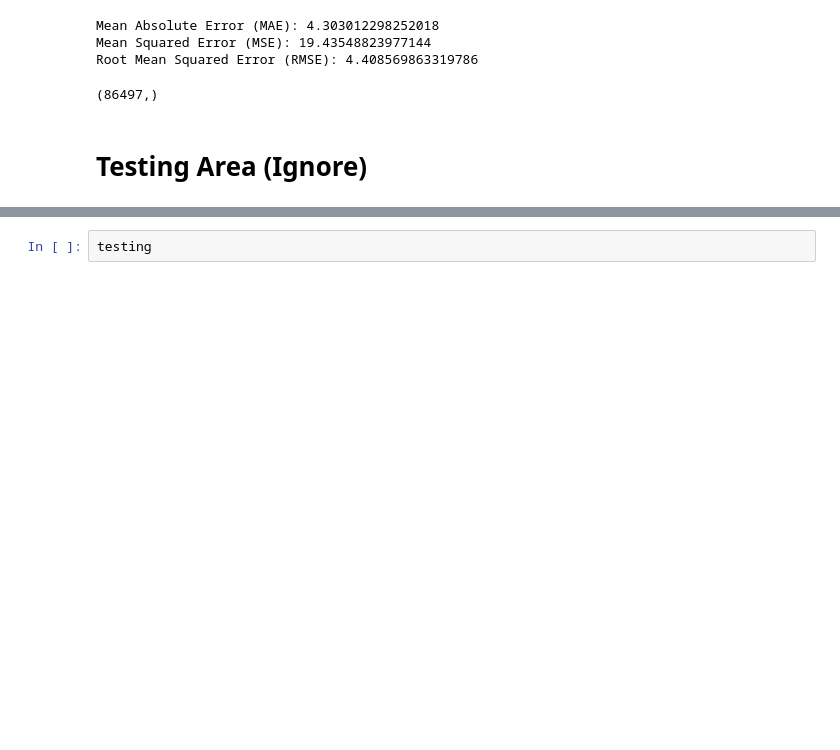
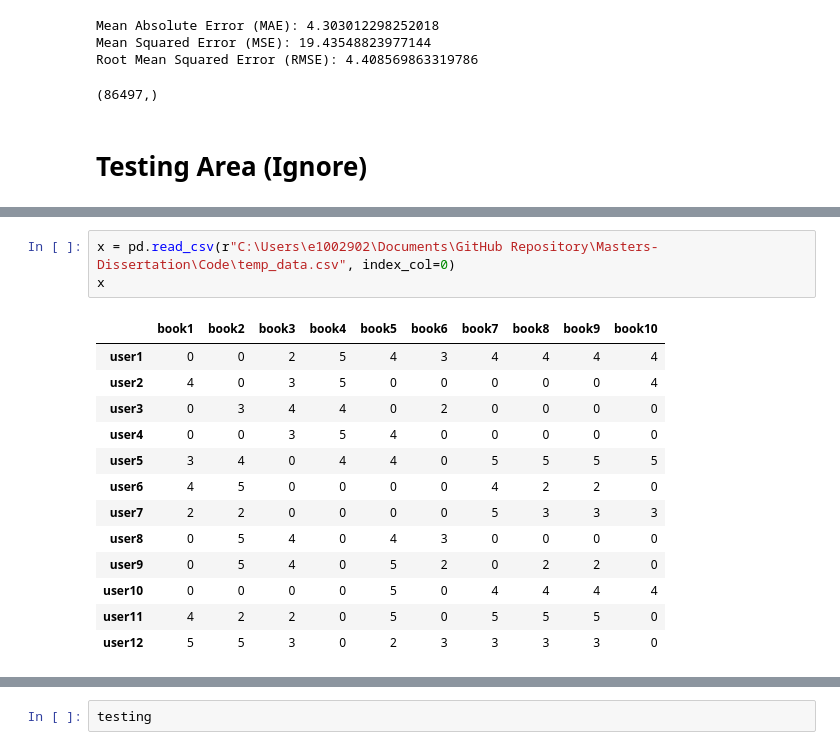
Before and after one commit to pavsingh7/Masters-Dissertation, a Jupyter notebook: Code/item_collab_filtering.ipynb, the cells around one changed output, grey strips where cells are left out. Drawn from its saved outputs; the diff is of its cells as text; blank space fills up the shorter version.

```diff
--- a/Code/item_collab_filtering.ipynb
+++ b/Code/item_collab_filtering.ipynb
@@ -390,0 +302,17 @@ testing
+# %%
+x = pd.read_csv(r"C:\Users\e1002902\Documents\GitHub Repository\Masters-Dissertation\Code\temp_data.csv", index_col=0)
+x
+# %% [output]
+|  | book1 | book2 | book3 | book4 | book5 | book6 | book7 | book8 | book9 | book10 |
+| user1 | 0 | 0 | 2 | 5 | 4 | 3 | 4 | 4 | 4 | 4 |
+| user2 | 4 | 0 | 3 | 5 | 0 | 0 | 0 | 0 | 0 | 4 |
+| user3 | 0 | 3 | 4 | 4 | 0 | 2 | 0 | 0 | 0 | 0 |
+| user4 | 0 | 0 | 3 | 5 | 4 | 0 | 0 | 0 | 0 | 0 |
+| user5 | 3 | 4 | 0 | 4 | 4 | 0 | 5 | 5 | 5 | 5 |
+| user6 | 4 | 5 | 0 | 0 | 0 | 0 | 4 | 2 | 2 | 0 |
+| user7 | 2 | 2 | 0 | 0 | 0 | 0 | 5 | 3 | 3 | 3 |
+| user8 | 0 | 5 | 4 | 0 | 4 | 3 | 0 | 0 | 0 | 0 |
+| user9 | 0 | 5 | 4 | 0 | 5 | 2 | 0 | 2 | 2 | 0 |
+| user10 | 0 | 0 | 0 | 0 | 5 | 0 | 4 | 4 | 4 | 4 |
+| user11 | 4 | 2 | 2 | 0 | 5 | 0 | 5 | 5 | 5 | 0 |
+| user12 | 5 | 5 | 3 | 0 | 2 | 3 | 3 | 3 | 3 | 0 |
```
Also changed, not shown: parts of 9 cells of this notebook.
